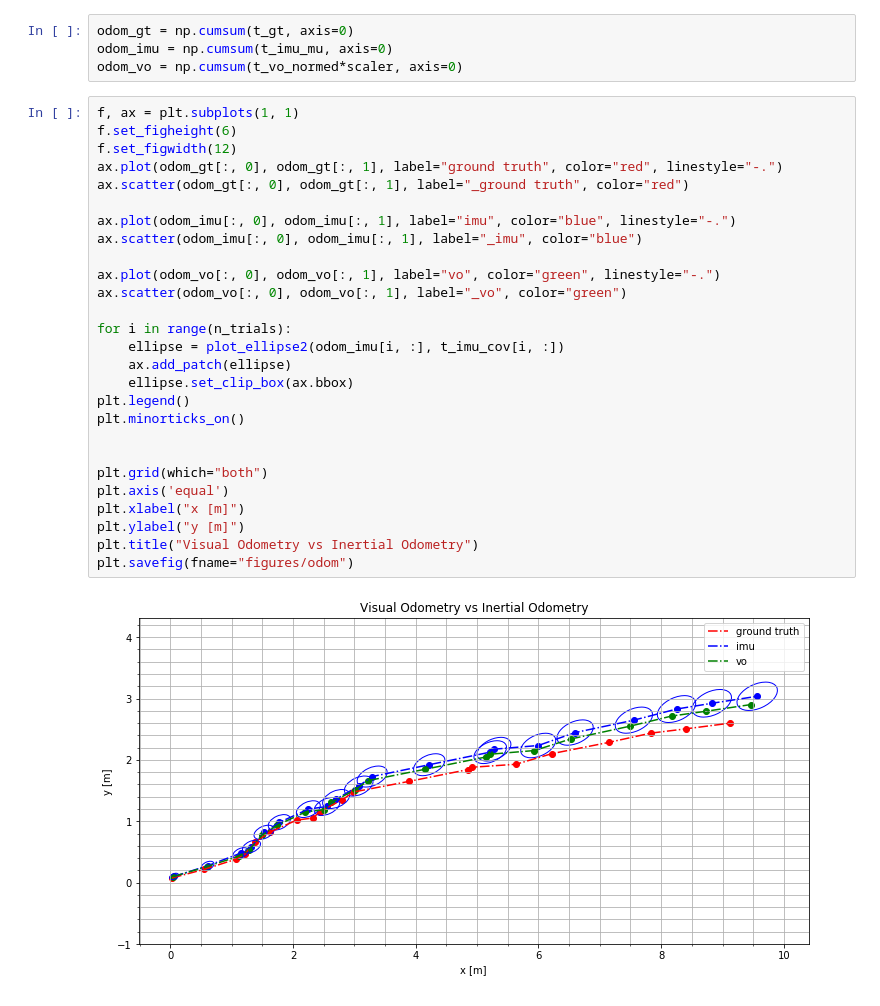
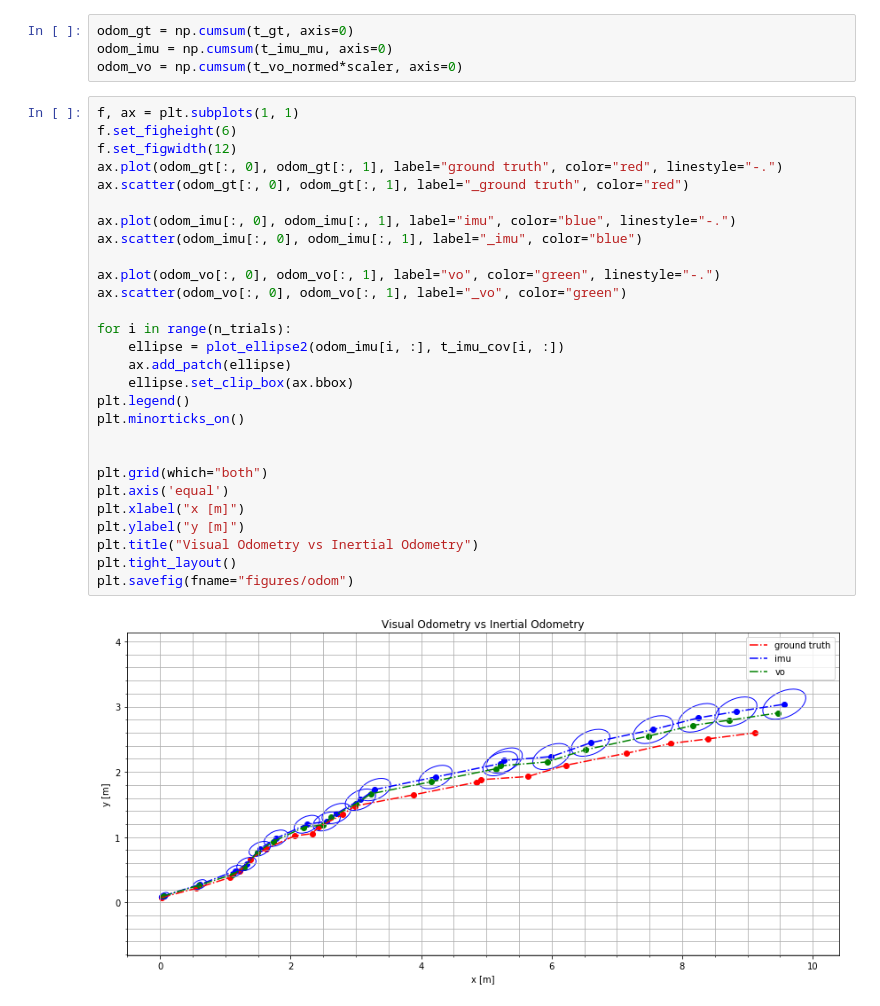
Before and after one commit to eroniki/scale_estimation, a Jupyter notebook: scale_estimation.ipynb, the cells around one changed output. Saved outputs shown, nothing was run; the diff lists cells and outputs as text.

Commit message:
change to tight layout

```diff
--- a/scale_estimation.ipynb
+++ b/scale_estimation.ipynb
@@ -153,29 +153,30 @@ odom_vo = np.cumsum(t_vo_normed*scaler, axis=0)
 # %%
 f, ax = plt.subplots(1, 1)
 f.set_figheight(6)
 f.set_figwidth(12)
 ax.plot(odom_gt[:, 0], odom_gt[:, 1], label="ground truth", color="red", linestyle="-.")
 ax.scatter(odom_gt[:, 0], odom_gt[:, 1], label="_ground truth", color="red")
 
 ax.plot(odom_imu[:, 0], odom_imu[:, 1], label="imu", color="blue", linestyle="-.")
 ax.scatter(odom_imu[:, 0], odom_imu[:, 1], label="_imu", color="blue")
 
 ax.plot(odom_vo[:, 0], odom_vo[:, 1], label="vo", color="green", linestyle="-.")
 ax.scatter(odom_vo[:, 0], odom_vo[:, 1], label="_vo", color="green")
 
 for i in range(n_trials):
     ellipse = plot_ellipse2(odom_imu[i, :], t_imu_cov[i, :])
     ax.add_patch(ellipse)
     ellipse.set_clip_box(ax.bbox)
 plt.legend()
 plt.minorticks_on()
 
 
 plt.grid(which="both")
 plt.axis('equal')
 plt.xlabel("x [m]")
 plt.ylabel("y [m]")
 plt.title("Visual Odometry vs Inertial Odometry")
+plt.tight_layout()
 plt.savefig(fname="figures/odom")
 # %% [output]
-[figure, old version]
+[figure, new version]
```
Also changed, not shown: 1 other file.
